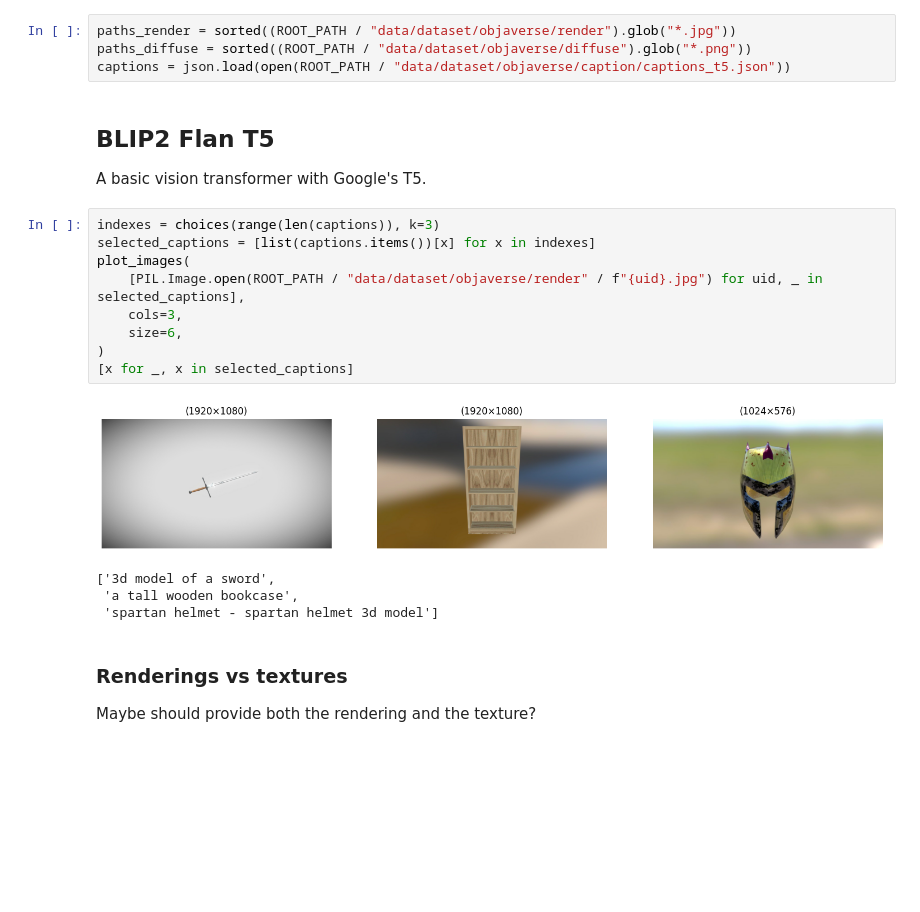
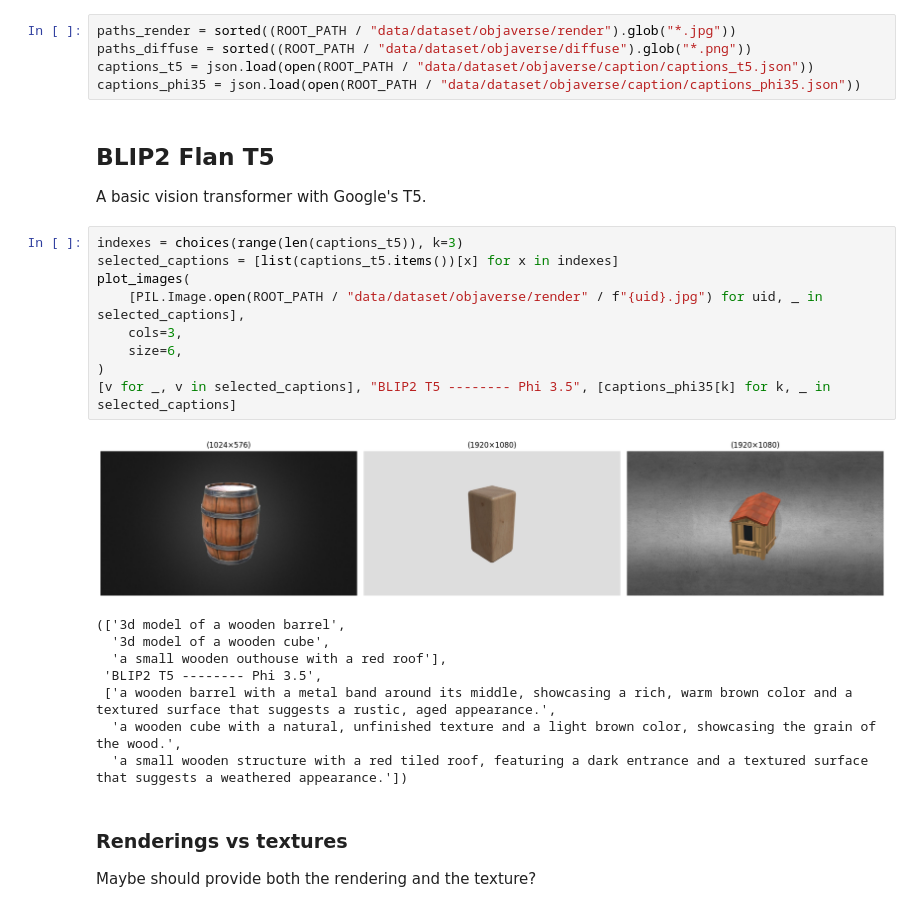
Before and after one commit to MrPio/Texture-Anything, a Jupyter notebook: 4-enhance_dataset/4.2-Preview_Captions.ipynb, the cells around one changed output. Cells and saved outputs as stored; diff of their text form; blank space fills up the shorter version.

Commit message:
Generate phi3.5 captions

```diff
--- a/4-enhance_dataset/4.2-Preview_Captions.ipynb
+++ b/4-enhance_dataset/4.2-Preview_Captions.ipynb
@@ -30,25 +30,30 @@ The hyperparameters of the BLIP2 model that can be tweaked to improve the predic
 # %%
 paths_render = sorted((ROOT_PATH / "data/dataset/objaverse/render").glob("*.jpg"))
 paths_diffuse = sorted((ROOT_PATH / "data/dataset/objaverse/diffuse").glob("*.png"))
-captions = json.load(open(ROOT_PATH / "data/dataset/objaverse/caption/captions_t5.json"))
+captions_t5 = json.load(open(ROOT_PATH / "data/dataset/objaverse/caption/captions_t5.json"))
+captions_phi35 = json.load(open(ROOT_PATH / "data/dataset/objaverse/caption/captions_phi35.json"))
 # %% [markdown]
 ## BLIP2 Flan T5
 
 A basic vision transformer with Google's T5.
 # %%
-indexes = choices(range(len(captions)), k=3)
-selected_captions = [list(captions.items())[x] for x in indexes]
+indexes = choices(range(len(captions_t5)), k=3)
+selected_captions = [list(captions_t5.items())[x] for x in indexes]
 plot_images(
     [PIL.Image.open(ROOT_PATH / "data/dataset/objaverse/render" / f"{uid}.jpg") for uid, _ in selected_captions],
     cols=3,
     size=6,
 )
-[x for _, x in selected_captions]
+[v for _, v in selected_captions], "BLIP2 T5 -------- Phi 3.5", [captions_phi35[k] for k, _ in selected_captions]
 # %% [output]
-[figure, old version]
+[figure, new version]
-['3d model of a sword',
- 'a tall wooden bookcase',
- 'spartan helmet - spartan helmet 3d model']
+(['3d model of a wooden barrel',
+  '3d model of a wooden cube',
+  'a small wooden outhouse with a red roof'],
+ 'BLIP2 T5 -------- Phi 3.5',
+ ['a wooden barrel with a metal band around its middle, showcasing a rich, warm brown color and a textured surface that suggests a rustic, aged appearance.',
+  'a wooden cube with a natural, unfinished texture and a light brown color, showcasing the grain of the wood.',
+  'a small wooden structure with a red tiled roof, featuring a dark entrance and a textured surface that suggests a weathered appearance.'])
 # %% [markdown]
 ### Renderings vs textures
 
```
Also changed, not shown: parts of 1 cell of this notebook, 3 other files.
